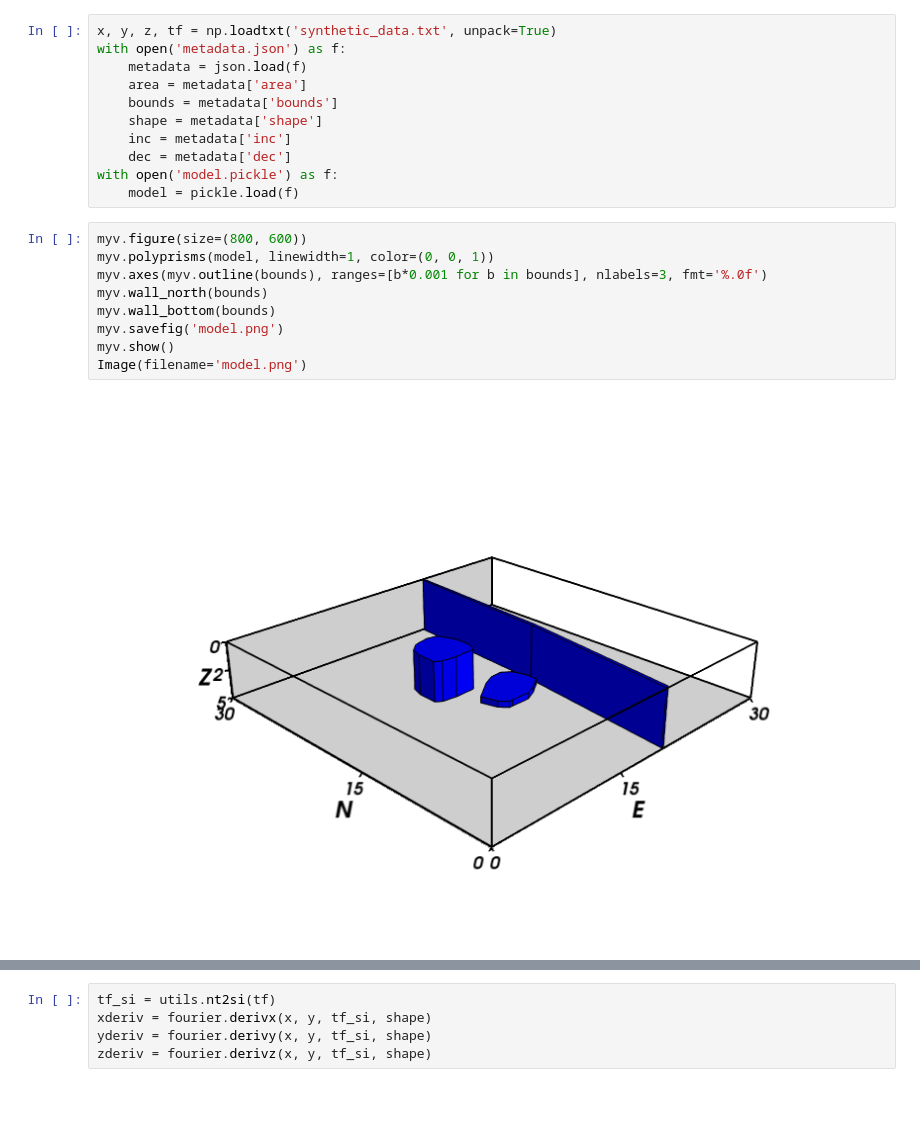
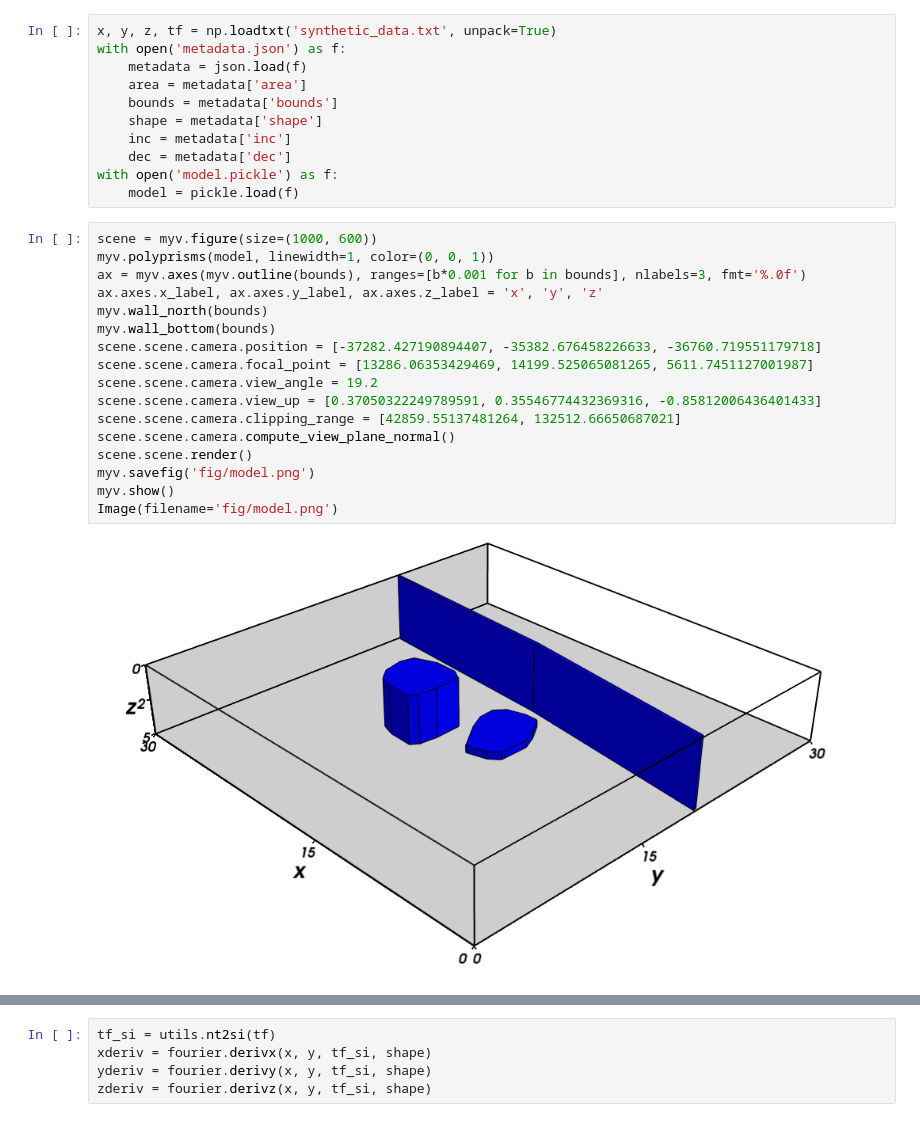
Before and after one commit to pinga-lab/paper-tle-euler-tutorial, a Jupyter notebook: euler-deconvolution-examples.ipynb, the cells around one changed output, grey strips where cells are left out. Saved outputs shown, nothing was run; the diff lists cells and outputs as text.

Commit message:
Notebook generates better quality plots

```diff
--- a/euler-deconvolution-examples.ipynb
+++ b/euler-deconvolution-examples.ipynb
@@ -32,14 +32,22 @@ with open('metadata.json') as f:
 with open('model.pickle') as f:
     model = pickle.load(f)
 # %%
-myv.figure(size=(800, 600))
+scene = myv.figure(size=(1000, 600))
 myv.polyprisms(model, linewidth=1, color=(0, 0, 1))
-myv.axes(myv.outline(bounds), ranges=[b*0.001 for b in bounds], nlabels=3, fmt='%.0f')
+ax = myv.axes(myv.outline(bounds), ranges=[b*0.001 for b in bounds], nlabels=3, fmt='%.0f')
+ax.axes.x_label, ax.axes.y_label, ax.axes.z_label = 'x', 'y', 'z'
 myv.wall_north(bounds)
 myv.wall_bottom(bounds)
-myv.savefig('model.png')
+scene.scene.camera.position = [-37282.427190894407, -35382.676458226633, -36760.719551179718]
+scene.scene.camera.focal_point = [13286.06353429469, 14199.525065081265, 5611.7451127001987]
+scene.scene.camera.view_angle = 19.2
+scene.scene.camera.view_up = [0.37050322249789591, 0.35546774432369316, -0.85812006436401433]
+scene.scene.camera.clipping_range = [42859.55137481264, 132512.66650687021]
+scene.scene.camera.compute_view_plane_normal()
+scene.scene.render()
+myv.savefig('fig/model.png')
 myv.show()
-Image(filename='model.png')
+Image(filename='fig/model.png')
 # %% [output]
-[figure, old version]
+[figure, new version]
 # %%
```
Also changed, not shown: parts of 6 cells of this notebook.
